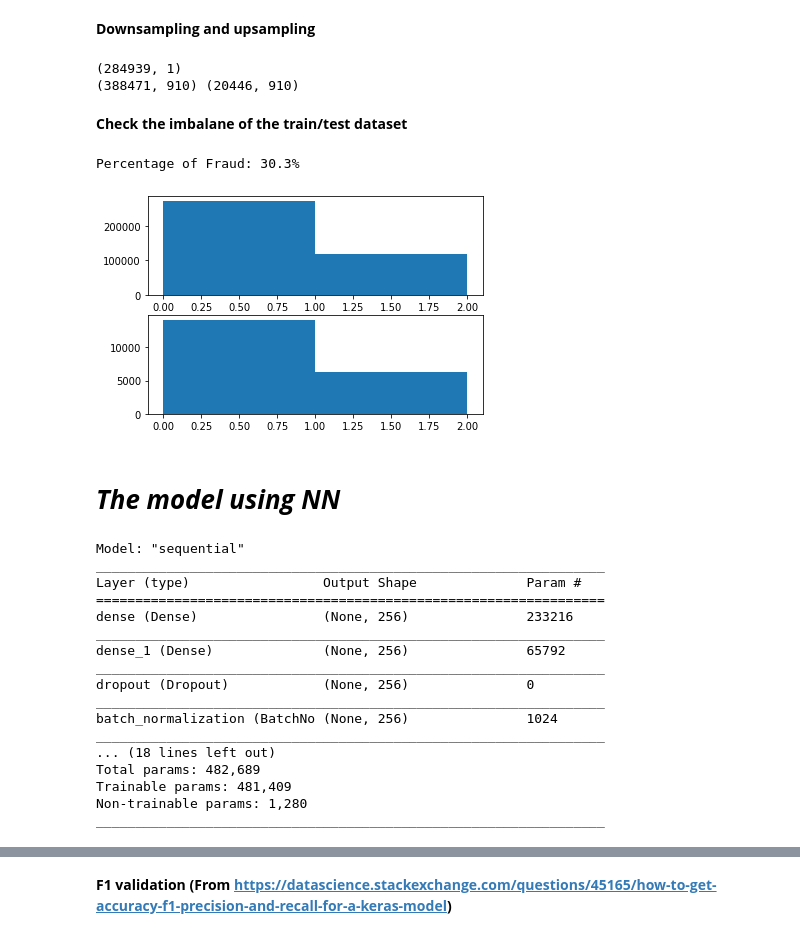
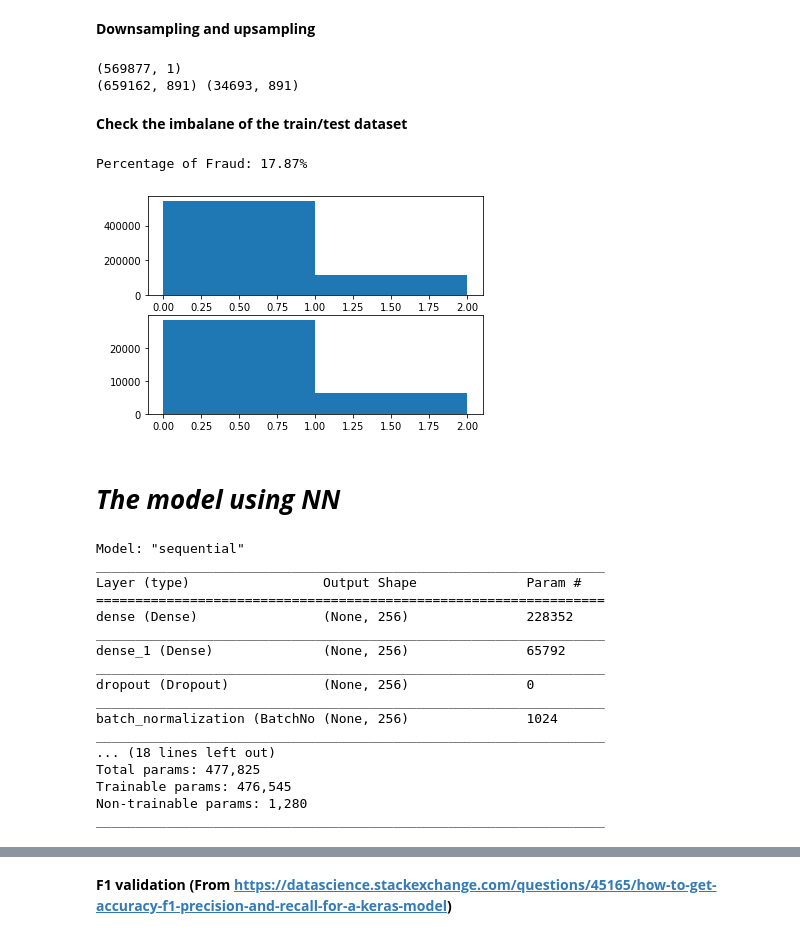
Before and after one commit to aquangnguyen1992/Advanced_Data_Science_Capstone, a Jupyter notebook: Capstone_Project.ipynb, the cells around one changed output, grey strips where cells are left out. Saved outputs shown, nothing was run; the diff lists cells and outputs as text; code cells hidden in the pictures.

```diff
--- a/Capstone_Project.ipynb
+++ b/Capstone_Project.ipynb
@@ -107,8 +111,9 @@ def normalization_data(X, indices):
   min_X = np.min(X_temp)
   mean_X = np.mean(X_temp)
   X_out.iloc[indices] = (X_temp - mean_X)/(max_X - min_X)
-  X_out.iloc[np.where(np.isnan(X_out))[0]] = mean_X
-  return min_X, max_X, mean_X, X_out.astype('float32')
+  X_out.iloc[np.where(np.isnan(X_out))[0]] = 0.0
+
+  return min_X, max_X, mean_X, X_out.astype('float16')
 # %%
 dataset_transaction.head(5)
 # %% [output]
@@ -134,6 +139,7 @@ for column in float_columns:
   X = dataset_transaction[column]
   indices = np.where(np.isnan(dataset_transaction[column]) == False)[0]
   cache[column+'_min'], cache[column+'_max'], cache[column+'_mean'], dataset_transaction[column] = normalization_data(X, indices)
+  dataset_transaction[column].astype('float16')
 # %%
 dataset_transaction.head(5)
 # %% [output]
@@ -241,7 +247,7 @@ col = col.to_list()
 col.pop(is_fraud)
 to_remove = []
 for each_col in col:
-  if abs(corr['isFraud'][each_col]) < 0.01: # Weak correlation
+  if abs(corr['isFraud'][each_col]) < 0.05: # Weak correlation
     to_remove.append(each_col)
     a = dataset_transaction.pop(each_col)
 print(len(to_remove))
@@ -305,7 +311,7 @@ Percentage of Fraud: 3.5%
 # %% [markdown]
 **Downsampling and upsampling**
 # %%
-downsampling_factor = 2
+downsampling_factor = 1
 indices_1 = np.argwhere(np.array(Y_train)==1)
 indices_0_new = np.argwhere(np.array(Y_train)==0)
 indices = np.arange(0,len(indices_0_new),downsampling_factor)
@@ -336,25 +342,30 @@ Y_test = np.squeeze(Y_test, axis=1)
 
 print(X_to_train.shape, X_test.shape)
 # %% [output]
-(284939, 1)
-(388471, 910) (20446, 910)
+(569877, 1)
+(659162, 891) (34693, 891)
 # %% [markdown]
 **Check the imbalane of the train/test dataset**
 # %%
 X_new = None
 Y_new = None
 
 plt.subplot(211)
 plt.hist(Y_to_train, bins=[0,1,2])
 
 plt.subplot(212)
 plt.hist(Y_test, bins=[0,1,2])
 
+X_train = None
+Y_train = None
+X = None
+Y = None
+
 fraud_count = np.unique(Y_to_train, return_counts=True)
 print("Percentage of Fraud: " + str(round(fraud_count[1][1]/np.sum(fraud_count[1])*100,2)) + "%")
 # %% [output]
-Percentage of Fraud: 30.3%
+Percentage of Fraud: 17.87%
-[figure, old version]
+[figure, new version]
 # %% [markdown]
 # ***The model using NN***
 # %%
@@ -440,7 +451,7 @@ Model: "sequential"
 _________________________________________________________________
 Layer (type)                 Output Shape              Param #
 =================================================================
-dense (Dense)                (None, 256)               233216
+dense (Dense)                (None, 256)               228352
 _________________________________________________________________
 dense_1 (Dense)              (None, 256)               65792
 _________________________________________________________________
@@ -449,8 +460,8 @@ _________________________________________________________________
 batch_normalization (BatchNo (None, 256)               1024
 _________________________________________________________________
 ... (18 lines left out)
-Total params: 482,689
-Trainable params: 481,409
+Total params: 477,825
+Trainable params: 476,545
 Non-trainable params: 1,280
 _________________________________________________________________
 # %%
```
Also changed, not shown: parts of 16 cells of this notebook.
